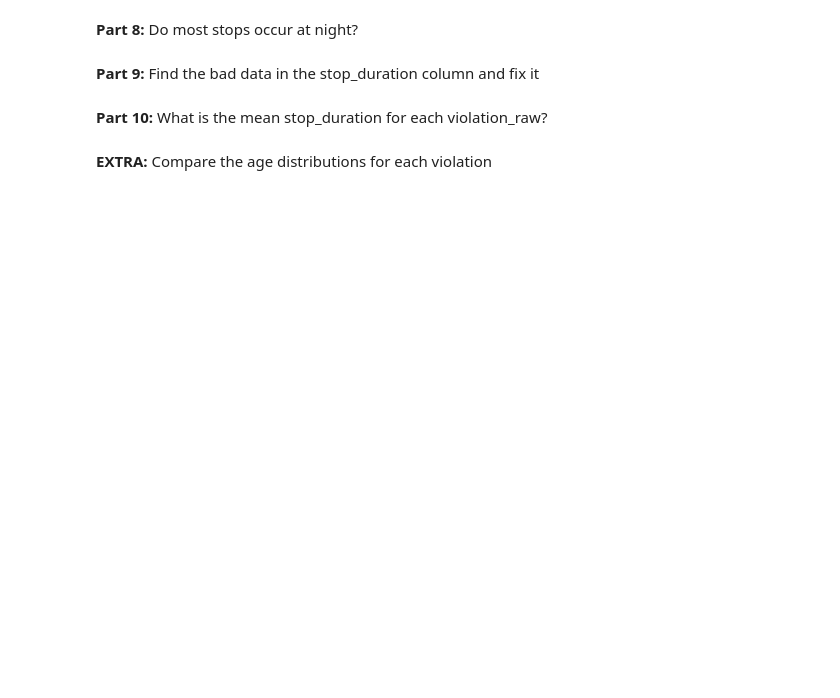
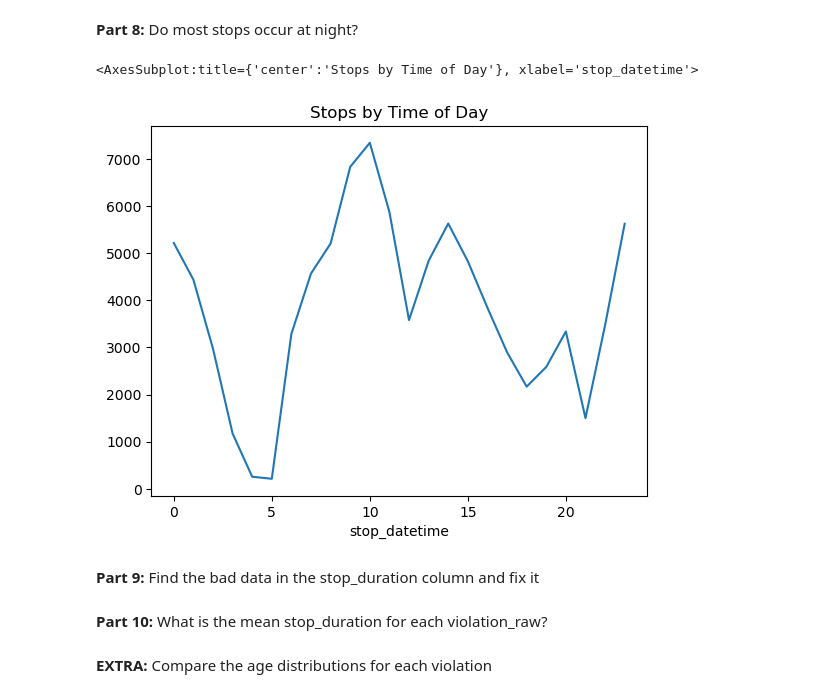
Before and after one commit to cake-dev/Data-Science-Practice, a Jupyter notebook: Jupyter Notebooks/Pandas/homework/Homework problem 1.ipynb, the cells around one changed output. Drawn from its saved outputs; the diff is of its cells as text; code cells hidden in the pictures; blank space fills up the shorter version.

```diff
--- a/Jupyter Notebooks/Pandas/homework/Homework problem 1.ipynb
+++ b/Jupyter Notebooks/Pandas/homework/Homework problem 1.ipynb
@@ -48,5 +133,14 @@ IsSpeeding.head()
 # %% [markdown]
 **Part 8:** Do most stops occur at night?
+# %%
+# group by hour and count the stops
+hourly_stop_rate = ri.groupby(ri['stop_datetime'].dt.hour)['stop_datetime'].count()
+
+# plot the results
+hourly_stop_rate.plot(title='Stops by Time of Day')
+# %% [output]
+<AxesSubplot:title={'center':'Stops by Time of Day'}, xlabel='stop_datetime'>
+[figure, added]
 # %% [markdown]
 **Part 9:** Find the bad data in the stop_duration column and fix it
 # %% [markdown]
```
Also changed, not shown: parts of 12 cells of this notebook, 4 other files.
